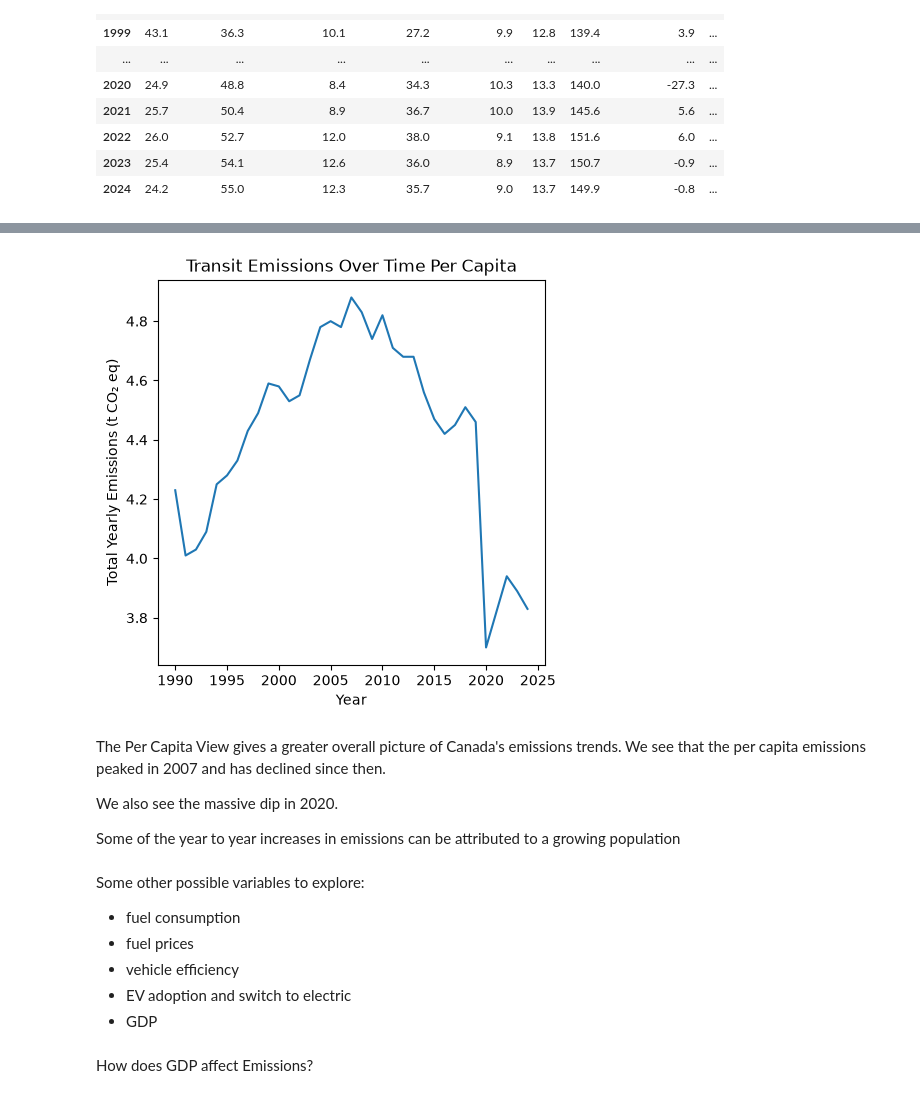
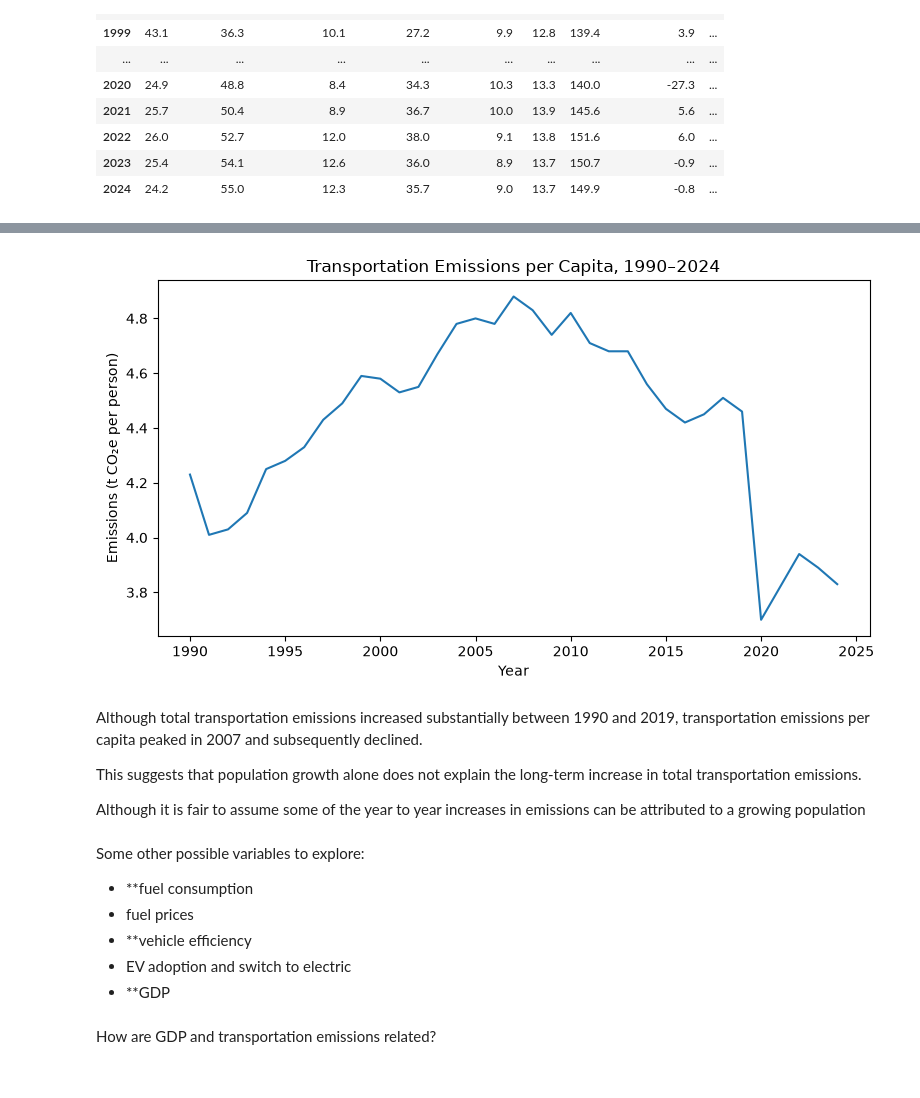
Before and after one commit to NctrnlCris/Canada-Emissions-Data-Analysis, a Jupyter notebook: notebooks/emissions_analysis.ipynb, the cells around one changed output, grey strips where cells are left out. Drawn from its saved outputs; the diff is of its cells as text; code cells hidden in the pictures.

```diff
--- a/notebooks/emissions_analysis.ipynb
+++ b/notebooks/emissions_analysis.ipynb
@@ -94,7 +76,7 @@ There was a 27.3 (16.32%) megatonne co2 decrease in 2020.
 # %%
-transit_emissions = transit_emissions.set_index("year")
-emissions_2019_to_2024 = transit_emissions.at['2024', 'total'] - transit_emissions.at['2019', "total"]
-emissions_2019_to_2024_pct = (transit_emissions.at['2024', 'total'] - transit_emissions.at['2019', 'total']) / transit_emissions.at['2019', 'total'] * 100
+transportation_emissions = transportation_emissions.set_index("year")
+emissions_2019_to_2024 = transportation_emissions.at['2024', 'total'] - transportation_emissions.at['2019', "total"]
+emissions_2019_to_2024_pct = (transportation_emissions.at['2024', 'total'] - transportation_emissions.at['2019', 'total']) / transportation_emissions.at['2019', 'total'] * 100
 emissions_2019_to_2024
 # %% [output]
 np.float64(-17.400000000000034)
@@ -218,15 +232,15 @@ plt.show()
 # %% [markdown]
 How has Canada's emission production changed on a per capita level?
 # %%
-population = pd.read_csv("../data/Canada-Population-Population-2026-09-05-16-09.csv")
+population = pd.read_csv("../data/population_data.csv")
 population = population.rename(columns= {"Unnamed: 0" : "year", "Population" : "population"})
 population = population[population["year"].between(1990, 2024)]
 population = population.set_index("year")
 # %%
-transit_emissions.index = transit_emissions.index.astype(int)
-transit_emissions = transit_emissions.join(population, how='left')
-transit_emissions.style.format( {'population' : '{:.2e}'})
-transit_emissions
+transportation_emissions.index = transportation_emissions.index.astype(int)
+transportation_emissions = transportation_emissions.join(population, how='left')
+transportation_emissions.style.format( {'population' : '{:.2e}'})
+transportation_emissions
 # %% [output]
 |  | cars | light_trucks | passenger_other | heavy_trucks | freight_other | other | total | year_over_year | ... |
 | year |  |  |  |  |  |  |  |  | ... |
@@ -247,8 +261,8 @@ transit_emissions
 | 2023 | 25.4 | 54.1 | 12.6 | 36.0 | 8.9 | 13.7 | 150.7 | -0.9 | ... |
 | 2024 | 24.2 | 55.0 | 12.3 | 35.7 | 9.0 | 13.7 | 149.9 | -0.8 | ... |
 # %%
-transit_emissions["emissions_per_capita"] = (transit_emissions["total"] * pow(10, 6)  / transit_emissions["population"]).round(2) #emissions now in tonnes
-transit_emissions
+transportation_emissions["emissions_per_capita"] = (transportation_emissions["total"] * pow(10, 6)  / transportation_emissions["population"]).round(2) #emissions now in tonnes
+transportation_emissions
 # %% [output]
 |  | cars | light_trucks | passenger_other | heavy_trucks | freight_other | other | total | year_over_year | ... |
 | year |  |  |  |  |  |  |  |  | ... |
@@ -283,28 +285,27 @@ plt.show()
 # %%
-fig, ax = plt.subplots(figsize=(5, 5))
+fig, ax = plt.subplots(figsize=(8, 4.5))
 
-ax.plot(transit_emissions.index, transit_emissions["emissions_per_capita"])
-ax.set_title("Transit Emissions Over Time Per Capita")
+ax.plot(transportation_emissions.index, transportation_emissions["emissions_per_capita"])
+ax.set_title("Transportation Emissions per Capita, 1990–2024")
 ax.set_xlabel("Year")
-ax.set_ylabel("Total Yearly Emissions (t CO₂ eq)")
-
-
+ax.set_ylabel("Emissions (t CO₂e per person)")
+plt.tight_layout()
 plt.show()
 # %% [output]
-[figure, old version]
+[figure, new version]
 # %% [markdown]
-The Per Capita View gives a greater overall picture of Canada's emissions trends. We see that the per capita emissions peaked in 2007 and has declined since then.
+Although total transportation emissions increased substantially between 1990 and 2019, transportation emissions per capita peaked in 2007 and subsequently declined.
 
-We also see the massive dip in 2020.
+This suggests that population growth alone does not explain the long-term increase in total transportation emissions.
 
-Some of the year to year increases in emissions can be attributed to a growing population
+Although it is fair to assume some of the year to year increases in emissions can be attributed to a growing population
 # %% [markdown]
 Some other possible variables to explore:
-- fuel consumption
+- **fuel consumption
 - fuel prices
-- vehicle efficiency
+- **vehicle efficiency
 - EV adoption and switch to electric
-- GDP
+- **GDP
 # %% [markdown]
-How does GDP affect Emissions?
+How are GDP and transportation emissions related?
 # %%
```
Also changed, not shown: parts of 35 cells of this notebook, 4 other files.
